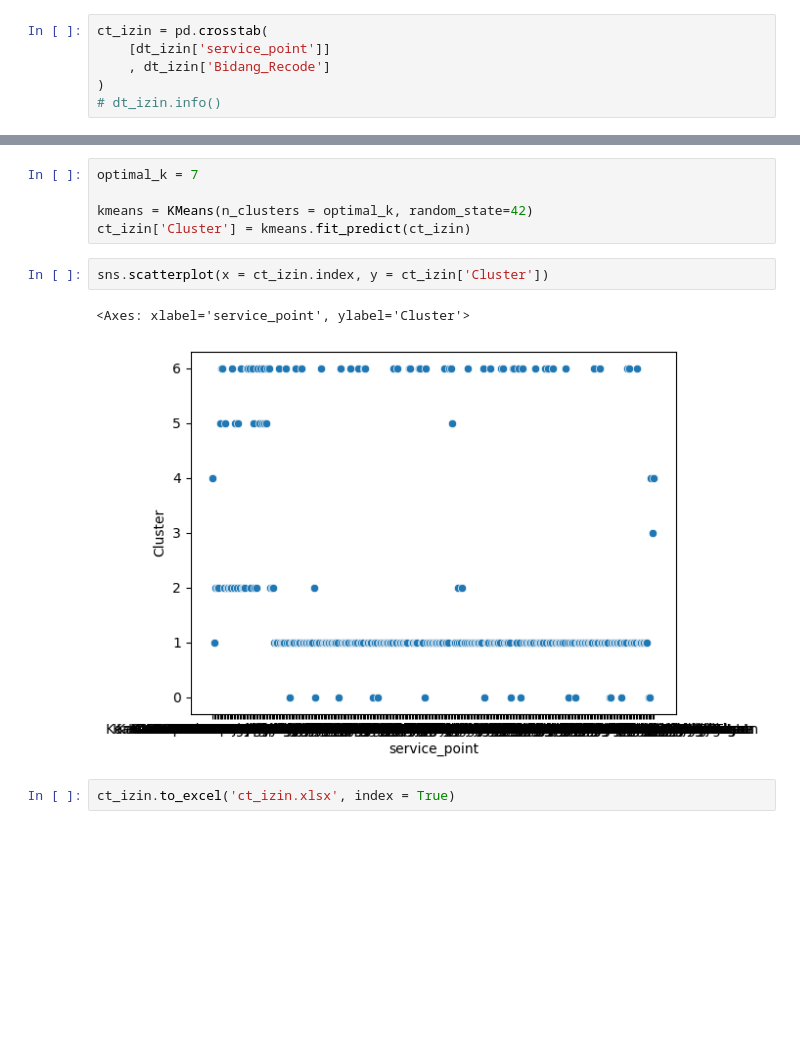
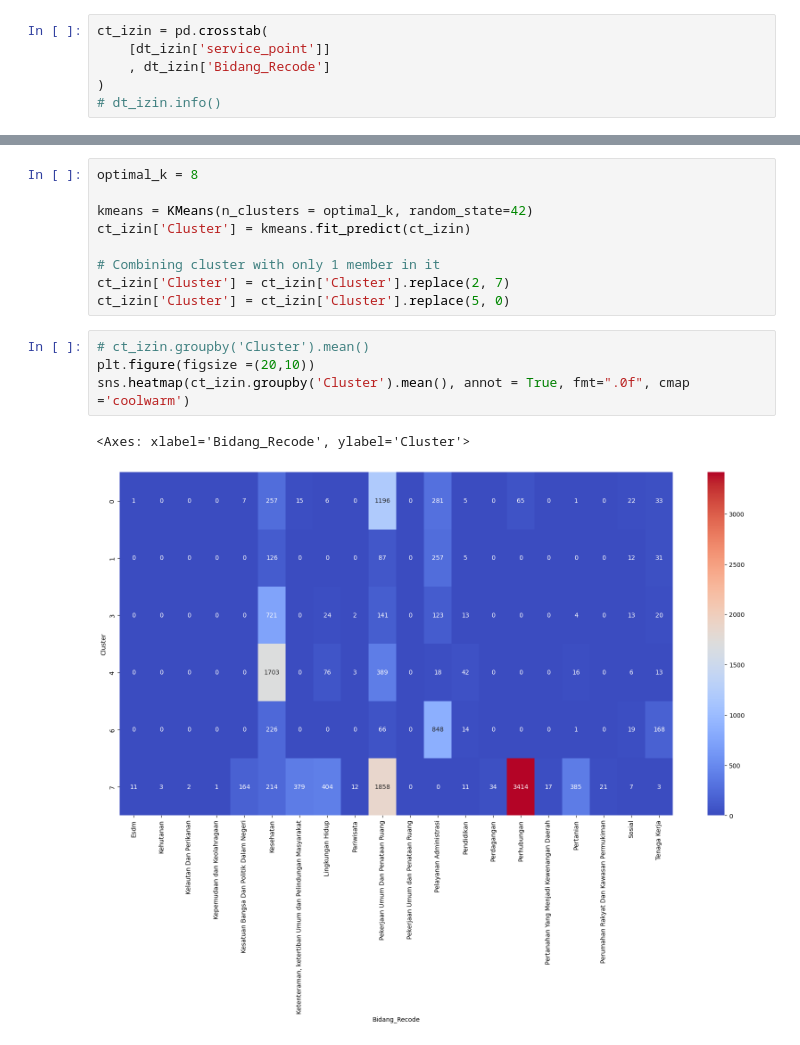
Before and after one commit to DimasPrsety/DPMPTSP_dashboard, a Jupyter notebook: clustering.ipynb, the cells around one changed output, grey strips where cells are left out. Drawn from its saved outputs; the diff is of its cells as text; blank space fills up the shorter version.

Commit message:
testing cluster

```diff
--- a/clustering.ipynb
+++ b/clustering.ipynb
@@ -110,12 +102,16 @@ plt.show()
 # %%
-optimal_k = 7
+optimal_k = 8
 
 kmeans = KMeans(n_clusters = optimal_k, random_state=42)
 ct_izin['Cluster'] = kmeans.fit_predict(ct_izin)
+
+# Combining cluster with only 1 member in it
+ct_izin['Cluster'] = ct_izin['Cluster'].replace(2, 7)
+ct_izin['Cluster'] = ct_izin['Cluster'].replace(5, 0)
-# %%
-sns.scatterplot(x = ct_izin.index, y = ct_izin['Cluster'])
-# %% [output]
-<Axes: xlabel='service_point', ylabel='Cluster'>
-[figure, removed]
-# %%
-ct_izin.to_excel('ct_izin.xlsx', index = True)
+# %%
+# ct_izin.groupby('Cluster').mean()
+plt.figure(figsize =(20,10))
+sns.heatmap(ct_izin.groupby('Cluster').mean(), annot = True, fmt=".0f", cmap ='coolwarm')
+# %% [output]
+<Axes: xlabel='Bidang_Recode', ylabel='Cluster'>
+[figure, added]
```
Also changed, not shown: parts of 12 cells of this notebook, 2 other files.
